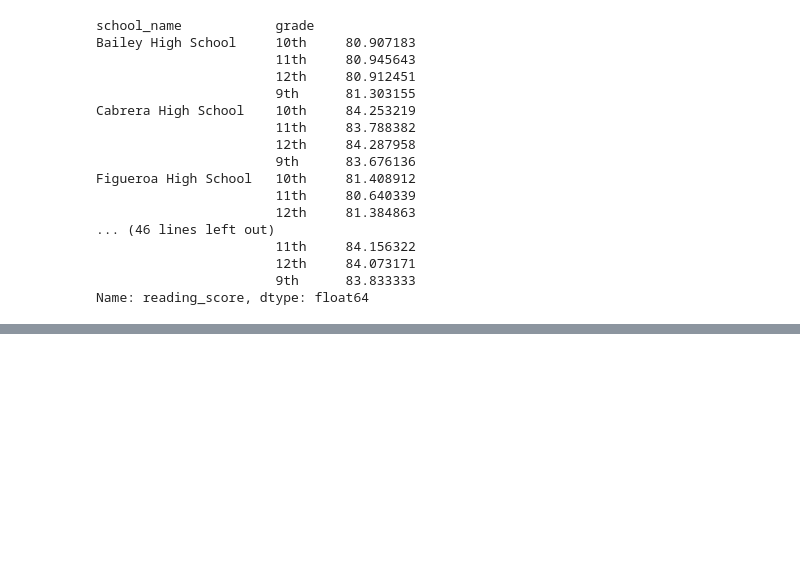
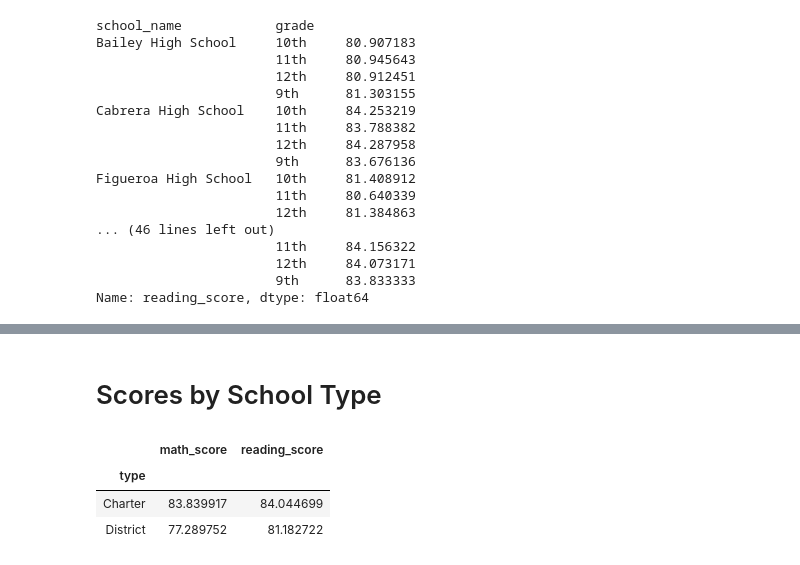
Before and after one commit to amolgupte/pandas-challenge-, a Jupyter notebook: PyCitySchools.ipynb, the cells around one changed output, grey strips where cells are left out. Saved outputs shown, nothing was run; the diff lists cells and outputs as text; code cells hidden in the pictures; blank space fills up the shorter version.

```diff
--- a/PyCitySchools.ipynb
+++ b/PyCitySchools.ipynb
@@ -312,0 +368,18 @@ TypeError: You have to supply one of 'by' and 'level'
+# %% [markdown]
+# Scores by School Type
+# %%
+df7 = pd.concat([school_summary.math_score.mean(),school_summary.reading_score.mean()], axis=1)
+df7
+
+df7_summary_groupby=df7.groupby(["type"])
+df7_summary_groupby.max()
+#print(type(school_summary.size))
+#for i in range(0,15):
+#    df6.iloc[:,0][i] = int(df6.iloc[:,0][i])
+
+#df6
+# %% [output]
+|  | math_score | reading_score |
+| type |  |  |
+| Charter | 83.839917 | 84.044699 |
+| District | 77.289752 | 81.182722 |
```
Also changed, not shown: parts of 17 cells of this notebook.
